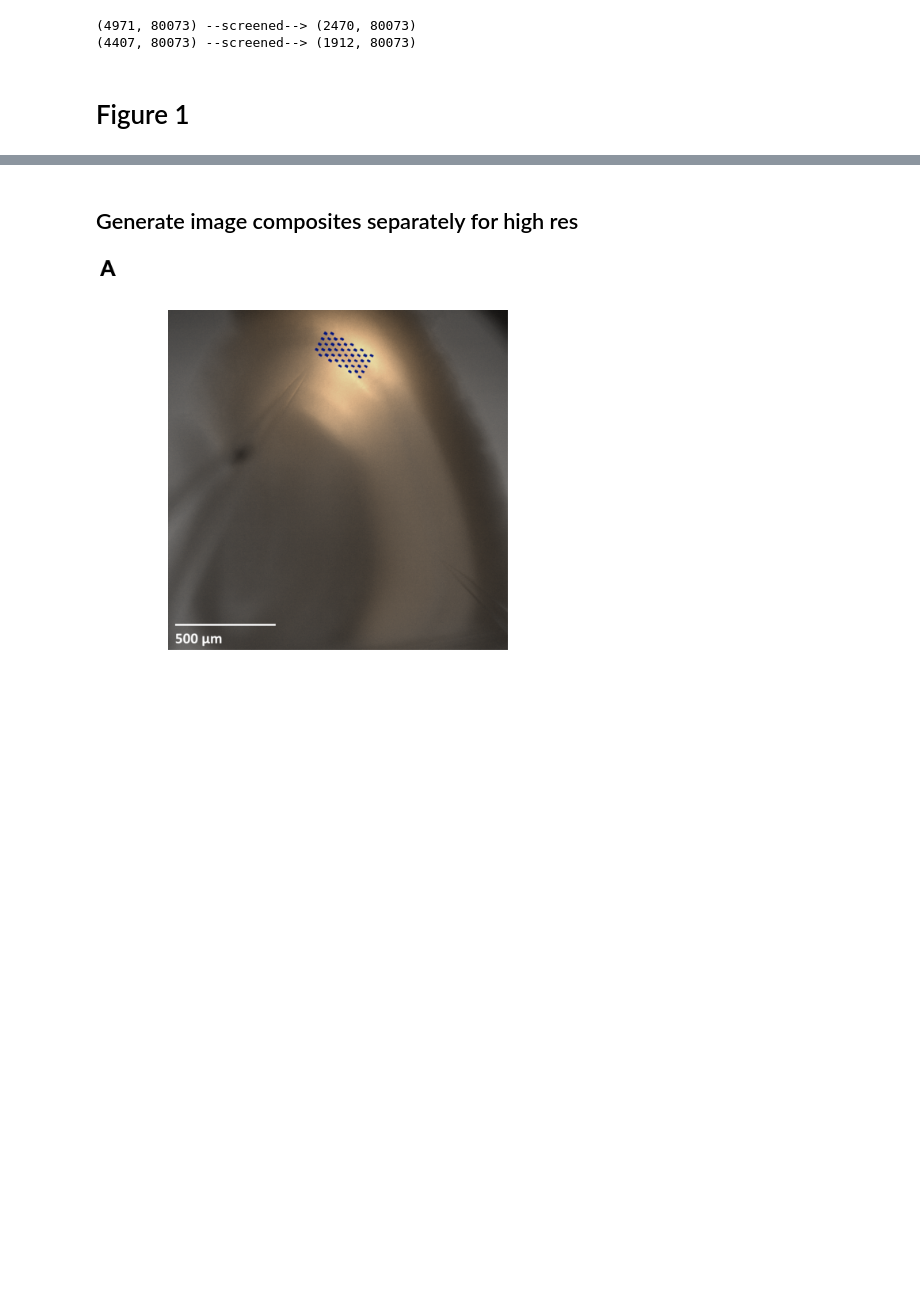
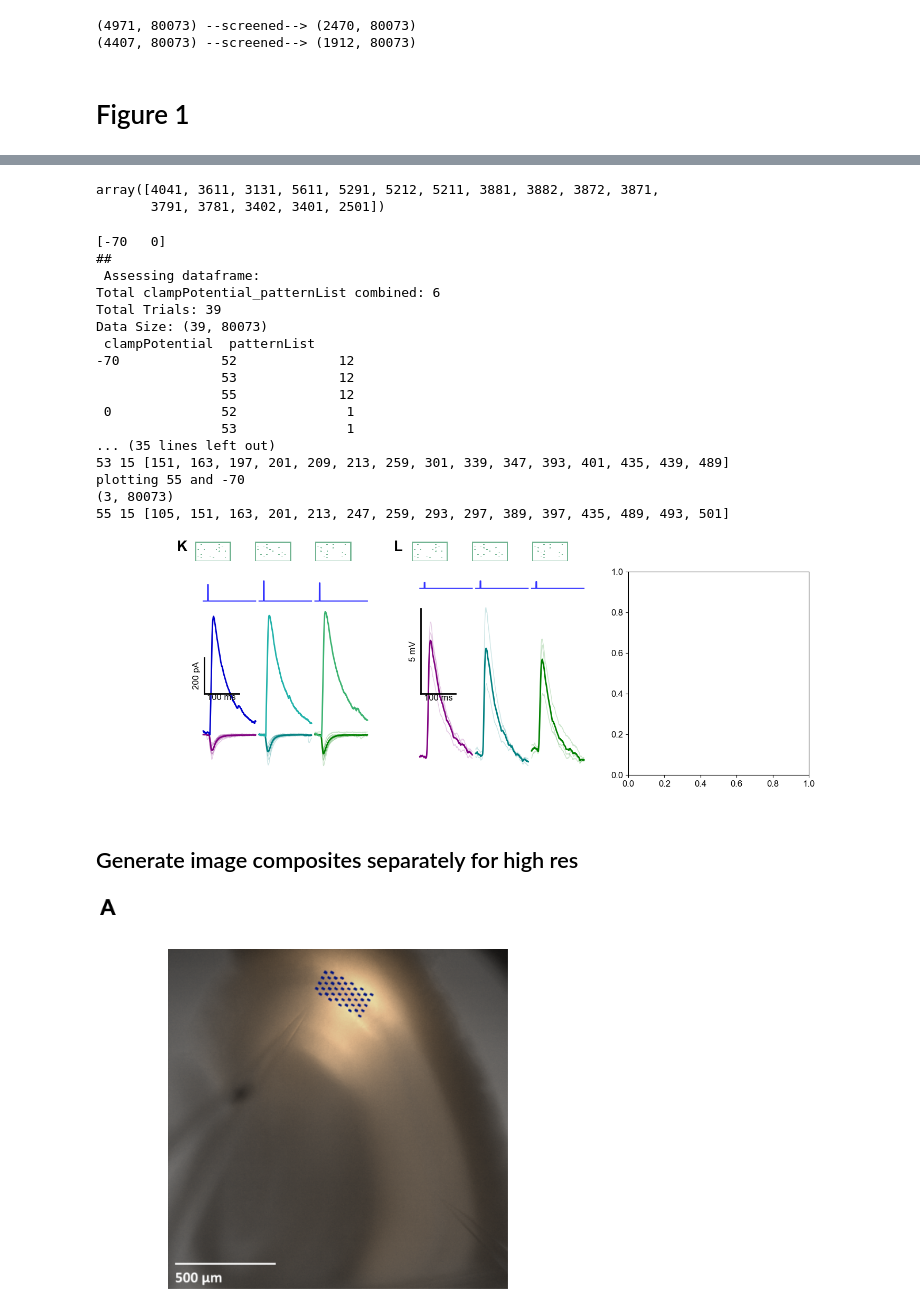
Before and after one commit to AdityaAsopa/Analysis, a Jupyter notebook: Figure1.ipynb, the cells around one changed output, grey strips where cells are left out. Drawn from its saved outputs; the diff is of its cells as text; code cells hidden in the pictures; blank space fills up the shorter version.

```diff
--- a/Figure1.ipynb
+++ b/Figure1.ipynb
@@ -509,3 +527,63 @@ See the caveats in the documentation: https://pandas.pydata.org/pandas-docs/stab
+# %%
+xc_FS_longdf_slice[(xc_FS_longdf_slice['clampMode']=='CC')]['cellID'].unique()
+# %% [output]
+array([4041, 3611, 3131, 5611, 5291, 5212, 5211, 3881, 3882, 3872, 3871,
+       3791, 3781, 3402, 3401, 2501])
+# %%
+fig, [ax1s1, ax1s2, ax1s3] = plt.subplots(1,3, figsize=(15,5))
+# # -----------------------------------------------------------------------------------------------------------------------------------------------------------------------
+importlib.reload(plot_tools)
+# # # Fig 1K: Trend in the field response across pulses
+ax1s1.text(-0.1, 1.1, 'K', transform=ax1s1.transAxes, size=20, weight='bold')
+# ax1s1.set_xlim([0, 0.5])
+# ax1s1.set_ylim([-400,1200])
+dftemp = xc_FS_longdf_slice[(xc_FS_longdf_slice['cellID']==6201)&(xc_FS_longdf_slice['numSq']==15)]
+print( dftemp['clampPotential'].unique())
+utils.get_cellwise_numtrials(dftemp, ['clampPotential', 'patternList'])
+ax1s1, ax1j_insets = plot_tools.draw_pulse_response_snippets(dftemp, ax1s1, draw_listed_pattern=True, patterns=[52,53,55], between='clampPotential', hue='patternList', hues=[52,53,55],
+                                                            stim_offset=0.8, stim_scale=200, grid_size=24,
+                                                            palette={-70:{52:'purple',53:'teal',55:'green'}, 0:{52:'mediumblue',53:'lightseagreen',55:'mediumseagreen'}})
+# set ticks
+ax1s1.set_xticks([])
+ax1s1.set_yticks([])
+# axes spines to remove
+# plot_tools.split_axes(ax1s1, which_axes=['left', 'bottom'], offset=10)
+sns.despine(ax=ax1s1, top=True, right=True, left=True, bottom=True, offset=10, )
+plot_tools.add_floating_scalebar(ax1s1, scalebar_origin=[0.05,0.4], xlength=0.1, ylength=200, labelx='100', labely='', unitx='ms', unity='pA', fontsize=12, color='black', linewidth=2, pad=0.01, show_labels=True)
+
+ax1s2.text(-0.1, 1.1, 'L', transform=ax1s2.transAxes, size=20, weight='bold')
+# ax1s2.set_xlim([0, 0.5])
+# ax1s2.set_ylim([-400,1200])
+dftemp = xc_FS_longdf_slice[(xc_FS_longdf_slice['cellID']==4041)&(xc_FS_longdf_slice['numSq']==15)]
+print( dftemp['clampPotential'].unique())
+utils.get_cellwise_numtrials(dftemp, ['clampPotential', 'patternList'])
+ax1s2, ax1j_insets = plot_tools.draw_pulse_response_snippets(dftemp, ax1s2, draw_listed_pattern=True, patterns=[52,53,55], between='clampPotential', hue='patternList', hues=[52,53,55],stim_offset=10, stim_scale=20, grid_size=24, palette={-70:{52:'purple',53:'teal',55:'green'}, 0:{52:'mediumblue',53:'lightseagreen',55:'mediumseagreen'}})
+# set ticks
+ax1s2.set_xticks([])
+ax1s2.set_yticks([])
+# axes spines to remove
+# plot_tools.split_axes(ax1s2, which_axes=['left', 'bottom'], offset=10)
+sns.despine(ax=ax1s2, top=True, right=True, left=True, bottom=True, offset=10, )
+plot_tools.add_floating_scalebar(ax1s2, scalebar_origin=[0.05,0.4], xlength=0.1, ylength=5, labelx='100', labely='', unitx='ms', unity='mV', fontsize=12, color='black', linewidth=2, pad=0.01, show_labels=True)
+# %% [output]
+[-70   0]
+##
+ Assessing dataframe:
+Total clampPotential_patternList combined: 6
+Total Trials: 39
+Data Size: (39, 80073)
+ clampPotential  patternList
+-70             52             12
+                53             12
+                55             12
+ 0              52              1
+                53              1
+... (35 lines left out)
+53 15 [151, 163, 197, 201, 209, 213, 259, 301, 339, 347, 393, 401, 435, 439, 489]
+plotting 55 and -70
+(3, 80073)
+55 15 [105, 151, 163, 201, 213, 247, 259, 293, 297, 389, 397, 435, 489, 493, 501]
+[figure, added]
 # %% [markdown]
 ## Generate image composites separately for high res
 # %%
```
Also changed, not shown: parts of 1 cell of this notebook, 19 other files.
